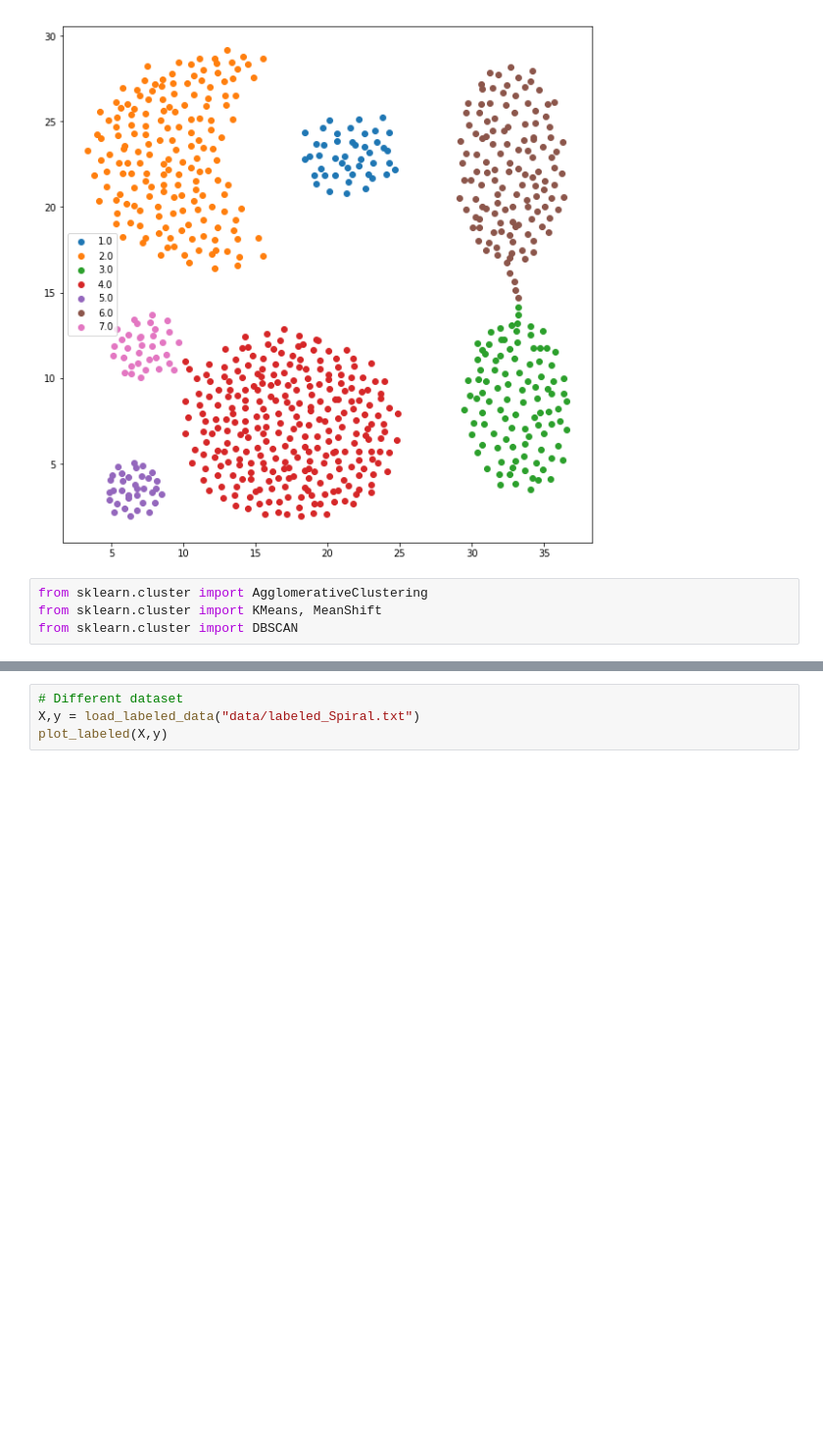
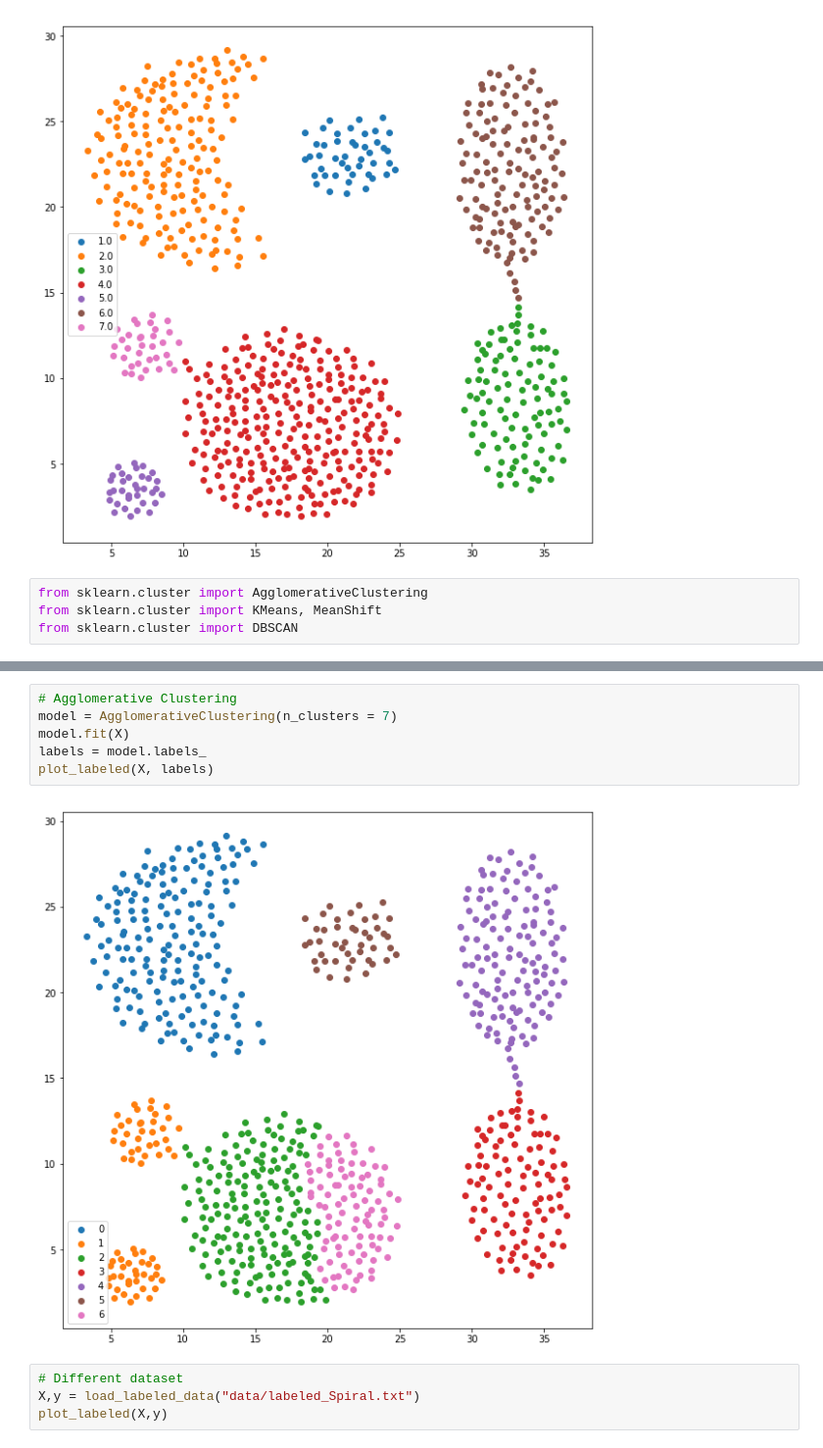
Before and after one commit to kxu08/Bootcamp2019, a Jupyter notebook: Day04/Afternoon1_Clustering/Clustering_DimReduction.ipynb, the cells around one changed output, grey strips where cells are left out. Shown at 98% size. Cells and saved outputs as stored; diff of their text form; blank space fills up the shorter version.

```diff
--- a/Day04/Afternoon1_Clustering/Clustering_DimReduction.ipynb
+++ b/Day04/Afternoon1_Clustering/Clustering_DimReduction.ipynb
@@ -97,3 +110,11 @@ from sklearn.cluster import DBSCAN
+# %%
+# Agglomerative Clustering
+model = AgglomerativeClustering(n_clusters = 7)
+model.fit(X)
+labels = model.labels_
+plot_labeled(X, labels)
+# %% [output]
+[figure, added]
 # %%
 # Different dataset
 X,y = load_labeled_data("data/labeled_Spiral.txt")
```
Also changed, not shown: parts of 25 cells of this notebook, 4 other files.
